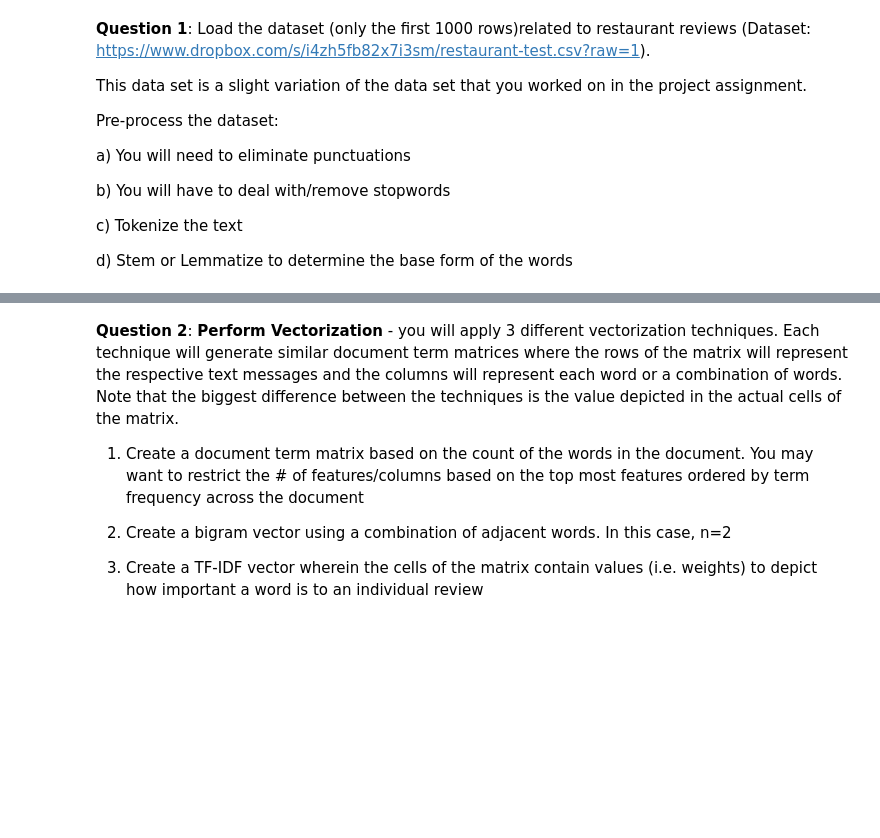
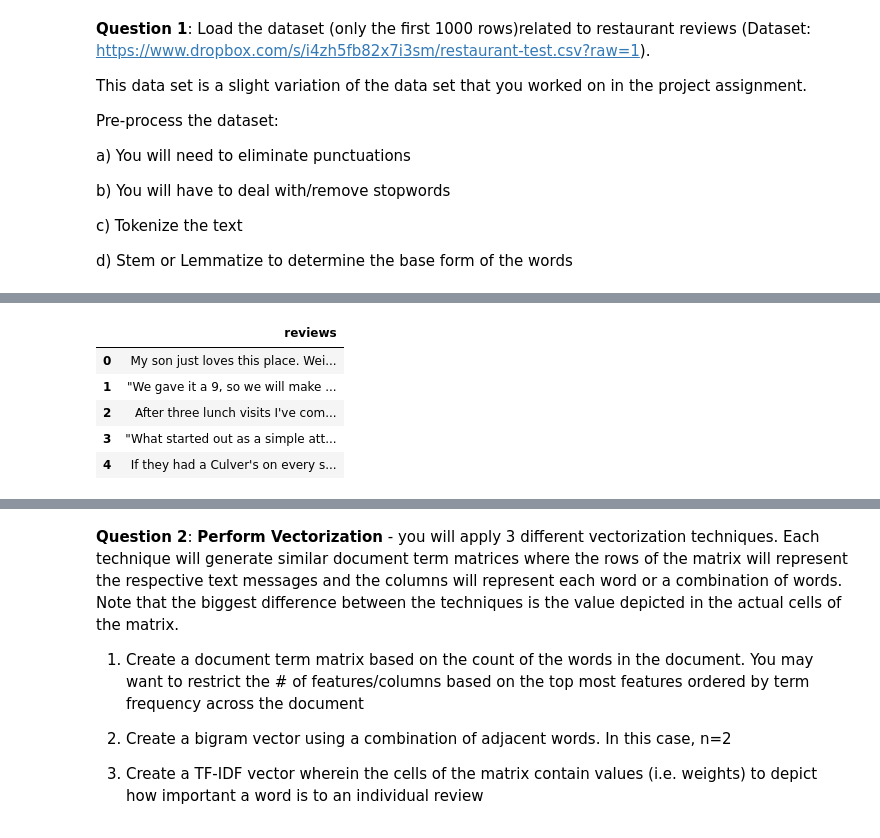
Before and after one commit to schwaaweb/aimlds1_11-NLP, a Jupyter notebook: F11_SC_DJ_NLP_Sprint_Challenge.ipynb, the cells around one changed output, grey strips where cells are left out. Cells and saved outputs as stored; diff of their text form; code cells hidden in the pictures; blank space fills up the shorter version.

```diff
--- a/F11_SC_DJ_NLP_Sprint_Challenge.ipynb
+++ b/F11_SC_DJ_NLP_Sprint_Challenge.ipynb
@@ -18,3 +43,21 @@ b) You will have to deal with/remove stopwords
 c) Tokenize the text
 
 d) Stem or Lemmatize to determine the base form of the words
+# %%
+%%time
+import numpy as np
+import pandas as pd
+import matplotlib.pyplot as plt
+
+import re
+import string
+import nltk
+nltk.download('all')
+
+#data = pd.read_csv('restaurant-test.csv')
+#df = pd.read_csv('restaurant-test.csv', nrows=1000, sep=r'/,,,+/', header=None)
+df = pd.read_csv('restaurant-test.csv', nrows=1000, sep=r'/,,,+/', names=['reviews'])
+
+df.shape
+
+df.head()
@@ -20,0 +82,9 @@ d) Stem or Lemmatize to determine the base form of the words
+# %%
+df.head()
+# %% [output]
+|  | reviews |
+| 0 | My son just loves this place. Wei... |
+| 1 | "We gave it a 9, so we will make ... |
+| 2 | After three lunch visits I've com... |
+| 3 | "What started out as a simple att... |
+| 4 | If they had a Culver's on every s... |
```
Also changed, not shown: parts of 18 cells of this notebook, 1 other file.
